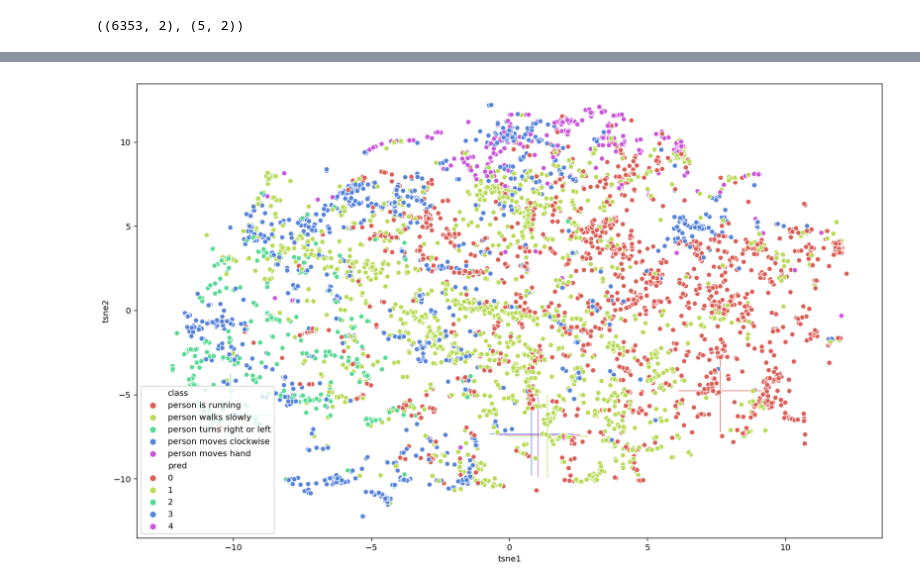
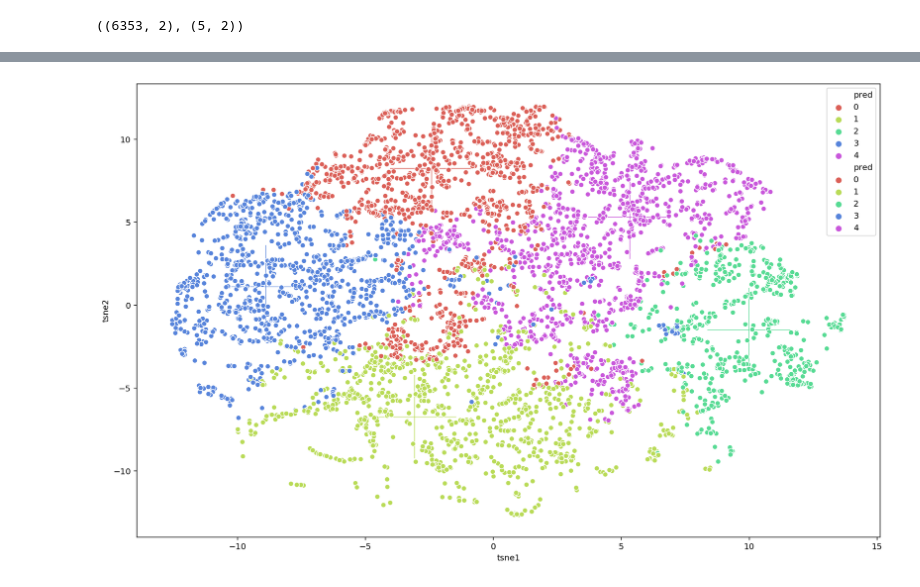
Before and after one commit to wojtekcz/language2motion, a Jupyter notebook: code/dataset_labeling/bert clustering.ipynb, the cells around one changed output, grey strips where cells are left out. Cells and saved outputs as stored; diff of their text form; code cells hidden in the pictures.

Commit message:
k-means over cosine similarity of PCA'ed annotation embeddings

```diff
--- a/code/dataset_labeling/bert clustering.ipynb
+++ b/code/dataset_labeling/bert clustering.ipynb
@@ -101,6 +129,0 @@ array([0, 1])
-# %%
-# centroids_df = pd.DataFrame({'pred': list(range(true_k))})
-# centers = kmeans.cluster_centers_
-centers = center_init_arr
-centroids_df['center'] = [centers[x] for x in range(centers.shape[0])]
-centroids_df
@@ -154,0 +174,7 @@ ann_df
+# %%
+def f(row: pd.Series):
+    ann_emb = row.pca5.reshape(1, -1)
+    center_emb = centers[row.pred,:].reshape(1, -1)
+    similarity = cosine_similarity(ann_emb, center_emb).squeeze().item()
+    return similarity
+ann_df.iloc[:5].apply(lambda row: f(row), axis=1)
@@ -154,0 +188,3 @@ ann_df
+# %%
+ann_df['similarity'] = ann_df.apply(lambda row: f(row), axis=1)
+ann_df
@@ -200,5 +286,5 @@ for x in range(1, true_k+1):
 # %%
 # centroids = kmeans.cluster_centers_
-centroids = center_init_arr
+centroids = centers
 centroids.shape
 # %% [output]
@@ -299,26 +385,26 @@ ann_df.tsne2.min(), ann_df.tsne2.max()
 # %%
 plt.figure(figsize=(16,10))
 
 # plot centroids
 sns.scatterplot(
     x="tsne1", y="tsne2",
-    hue="class",
+    hue="pred",
     palette=sns.color_palette("hls", true_k),
     data=centroids_df,
     legend="full",
     s=10000,
     marker="+",
     alpha=1.0
 );
 
 # plot samples
 sns.scatterplot(
     x="tsne1", y="tsne2",
     hue="pred",
     palette=sns.color_palette("hls", true_k),
     data=ann_df,
     legend="full",
     alpha=1.0
 );
 # %% [output]
-[figure, old version]
+[figure, new version]
```
Also changed, not shown: parts of 56 cells of this notebook, 1 other file.
